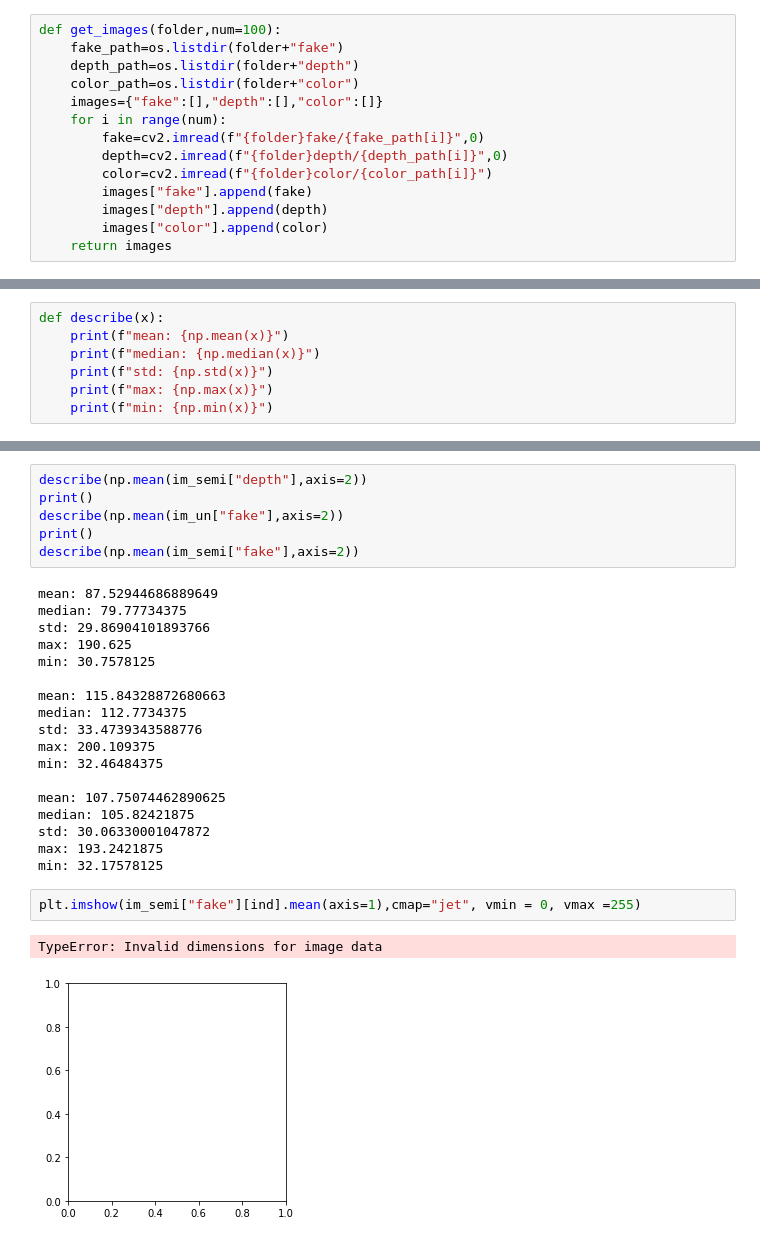
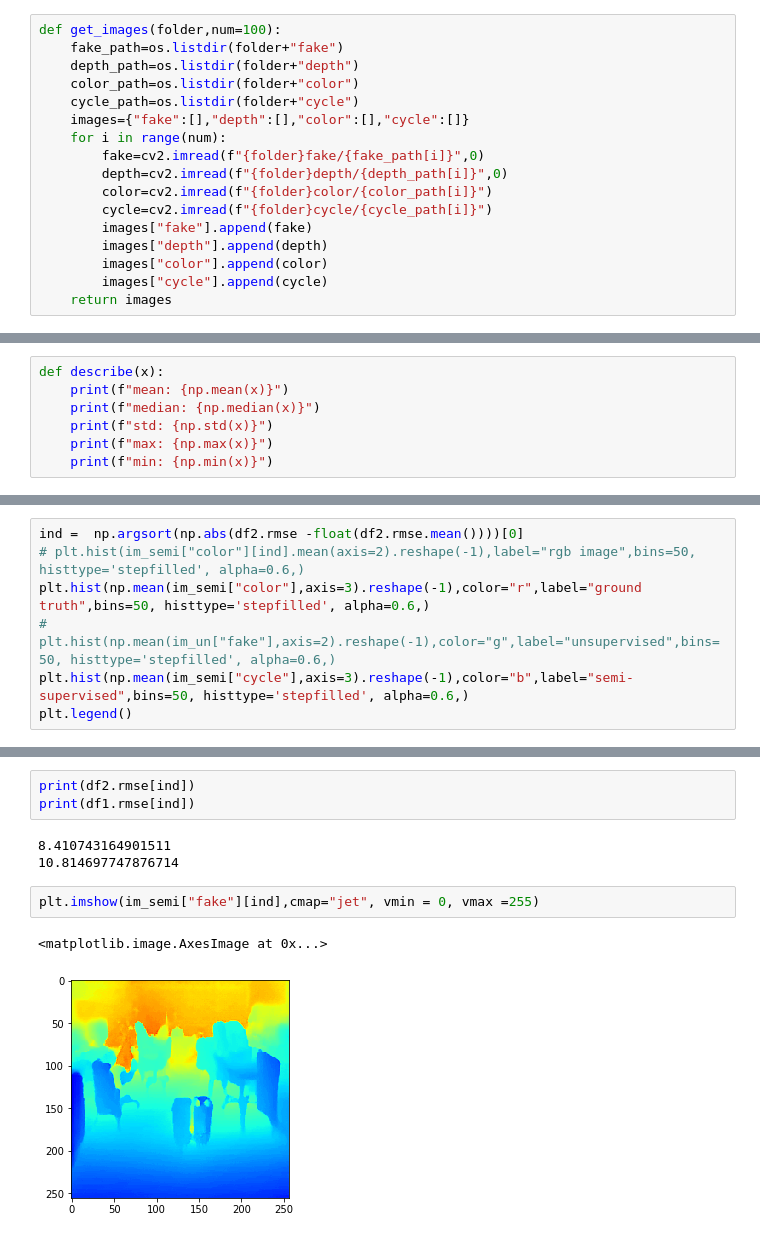
Before and after one commit to KICU1129/DepthImageGAN, a Jupyter notebook: analysis/eda.ipynb, the cells around one changed output, grey strips where cells are left out. Drawn from its saved outputs; the diff is of its cells as text.

```diff
--- a/analysis/eda.ipynb
+++ b/analysis/eda.ipynb
@@ -103,13 +112,16 @@ def get_images(folder,num=100):
     fake_path=os.listdir(folder+"fake")
     depth_path=os.listdir(folder+"depth")
     color_path=os.listdir(folder+"color")
-    images={"fake":[],"depth":[],"color":[]}
+    cycle_path=os.listdir(folder+"cycle")
+    images={"fake":[],"depth":[],"color":[],"cycle":[]}
     for i in range(num):
         fake=cv2.imread(f"{folder}fake/{fake_path[i]}",0)
         depth=cv2.imread(f"{folder}depth/{depth_path[i]}",0)
         color=cv2.imread(f"{folder}color/{color_path[i]}")
+        cycle=cv2.imread(f"{folder}cycle/{cycle_path[i]}")
         images["fake"].append(fake)
         images["depth"].append(depth)
         images["color"].append(color)
+        images["cycle"].append(cycle)
     return images
 # %%
@@ -178,0 +247,7 @@ plt.legend()
+# %%
+ind =  np.argsort(np.abs(df2.rmse -float(df2.rmse.mean())))[0]
+# plt.hist(im_semi["color"][ind].mean(axis=2).reshape(-1),label="rgb image",bins=50, histtype='stepfilled', alpha=0.6,)
+plt.hist(np.mean(im_semi["color"],axis=3).reshape(-1),color="r",label="ground truth",bins=50, histtype='stepfilled', alpha=0.6,)
+# plt.hist(np.mean(im_un["fake"],axis=2).reshape(-1),color="g",label="unsupervised",bins=50, histtype='stepfilled', alpha=0.6,)
+plt.hist(np.mean(im_semi["cycle"],axis=3).reshape(-1),color="b",label="semi-supervised",bins=50, histtype='stepfilled', alpha=0.6,)
+plt.legend()
@@ -201,34 +303,16 @@ std: 40.3885908226555
 max: 215
 min: 30
-# %%
-describe(np.mean(im_semi["depth"],axis=2))
-print()
-describe(np.mean(im_un["fake"],axis=2))
-print()
-describe(np.mean(im_semi["fake"],axis=2))
-# %% [output]
-mean: 87.52944686889649
-median: 79.77734375
-std: 29.86904101893766
-max: 190.625
-min: 30.7578125
-
-mean: 115.84328872680663
-median: 112.7734375
-std: 33.4739343588776
-max: 200.109375
-min: 32.46484375
-
-mean: 107.75074462890625
-median: 105.82421875
-std: 30.06330001047872
-max: 193.2421875
-min: 32.17578125
+# %%
+print(df2.rmse[ind])
+print(df1.rmse[ind])
+# %% [output]
+8.410743164901511
+10.814697747876714
 # %%
-plt.imshow(im_semi["fake"][ind].mean(axis=1),cmap="jet", vmin = 0, vmax =255)
+plt.imshow(im_semi["fake"][ind],cmap="jet", vmin = 0, vmax =255)
 # %% [output]
-TypeError: Invalid dimensions for image data
+<matplotlib.image.AxesImage at 0x...>
-[figure, old version]
+[figure, new version]
 # %%
 plt.imshow(im_un["fake"][ind],cmap="jet", vmin = 0, vmax =255)
 # %% [output]
```
Also changed, not shown: parts of 22 cells of this notebook.
